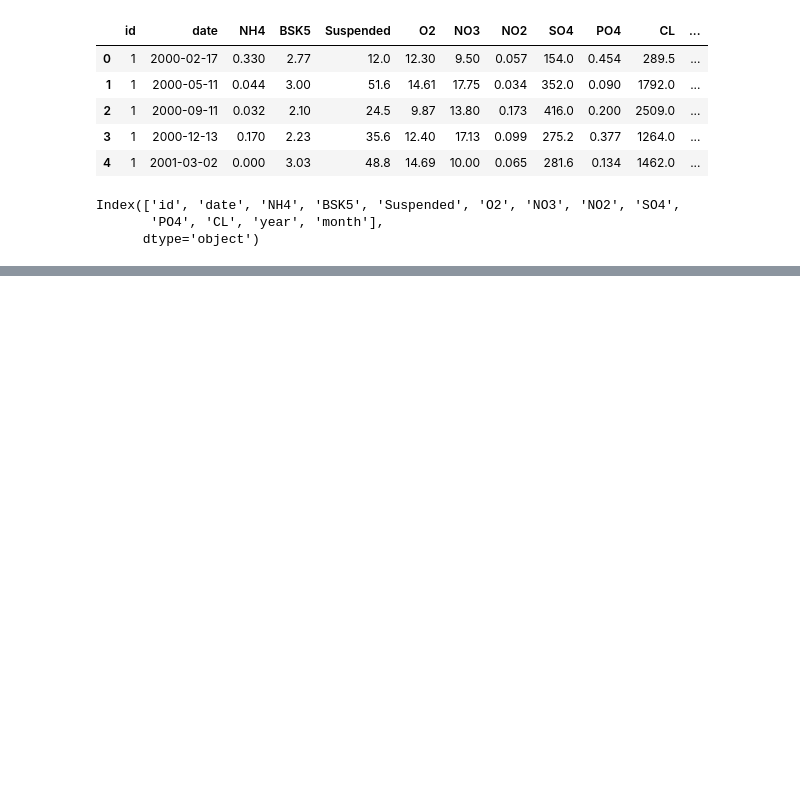
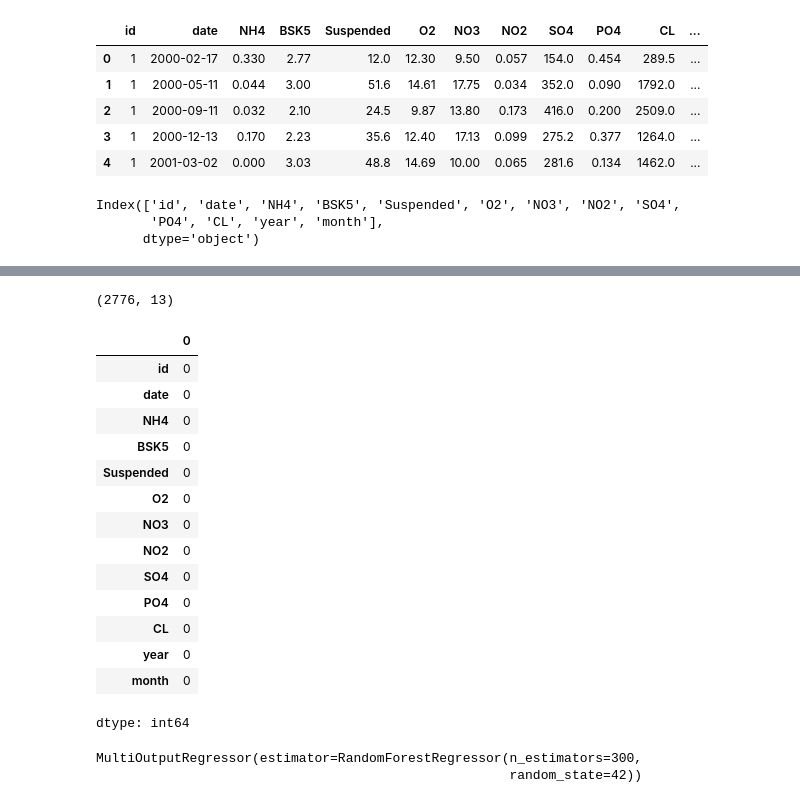
Before and after one commit to hridya-ram/Water-Quality-Prediction, a Jupyter notebook: WaterQualityPrediction.ipynb, the cells around one changed output, grey strips where cells are left out. Saved outputs shown, nothing was run; the diff lists cells and outputs as text; code cells hidden in the pictures; blank space fills up the shorter version.

```diff
--- a/WaterQualityPrediction.ipynb
+++ b/WaterQualityPrediction.ipynb
@@ -153,3 +153,7 @@ Index(['id', 'date', 'NH4', 'BSK5', 'Suspended', 'O2', 'NO3', 'NO2', 'SO4',
 # %%
 pollutants = ['NH4', 'BSK5', 'Suspended', 'O2', 'NO3', 'NO2', 'SO4',
        'PO4', 'CL']
+# %%
+# drop the missing values - dropna()
+df = df.dropna(subset=pollutants)
+df.head()
@@ -155,0 +167,23 @@ pollutants = ['NH4', 'BSK5', 'Suspended', 'O2', 'NO3', 'NO2', 'SO4',
+# %%
+# rows and cols
+df.shape
+# %% [output]
+(2776, 13)
+# %%
+df.isnull().sum()
+# %% [output]
+|  | 0 |
+| id | 0 |
+| date | 0 |
+| NH4 | 0 |
+| BSK5 | 0 |
+| Suspended | 0 |
+| O2 | 0 |
+| NO3 | 0 |
+| NO2 | 0 |
+| SO4 | 0 |
+| PO4 | 0 |
+| CL | 0 |
+| year | 0 |
+| month | 0 |
+dtype: int64
@@ -155,0 +202,7 @@ pollutants = ['NH4', 'BSK5', 'Suspended', 'O2', 'NO3', 'NO2', 'SO4',
+# %%
+# Train the model
+model = MultiOutputRegressor(RandomForestRegressor(n_estimators=300, random_state=42))
+model.fit(X_train, y_train)
+# %% [output]
+MultiOutputRegressor(estimator=RandomForestRegressor(n_estimators=300,
+                                                     random_state=42))
```
Also changed, not shown: parts of 11 cells of this notebook.
